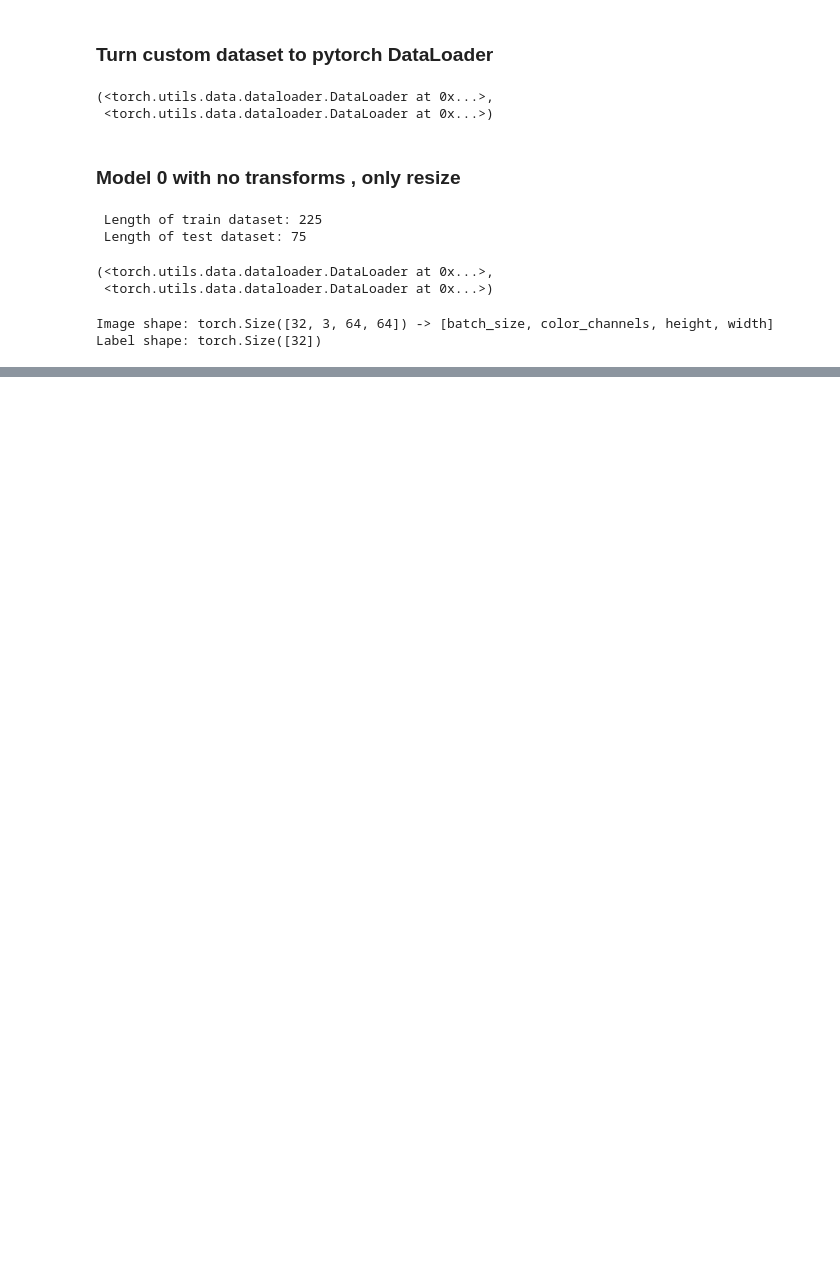
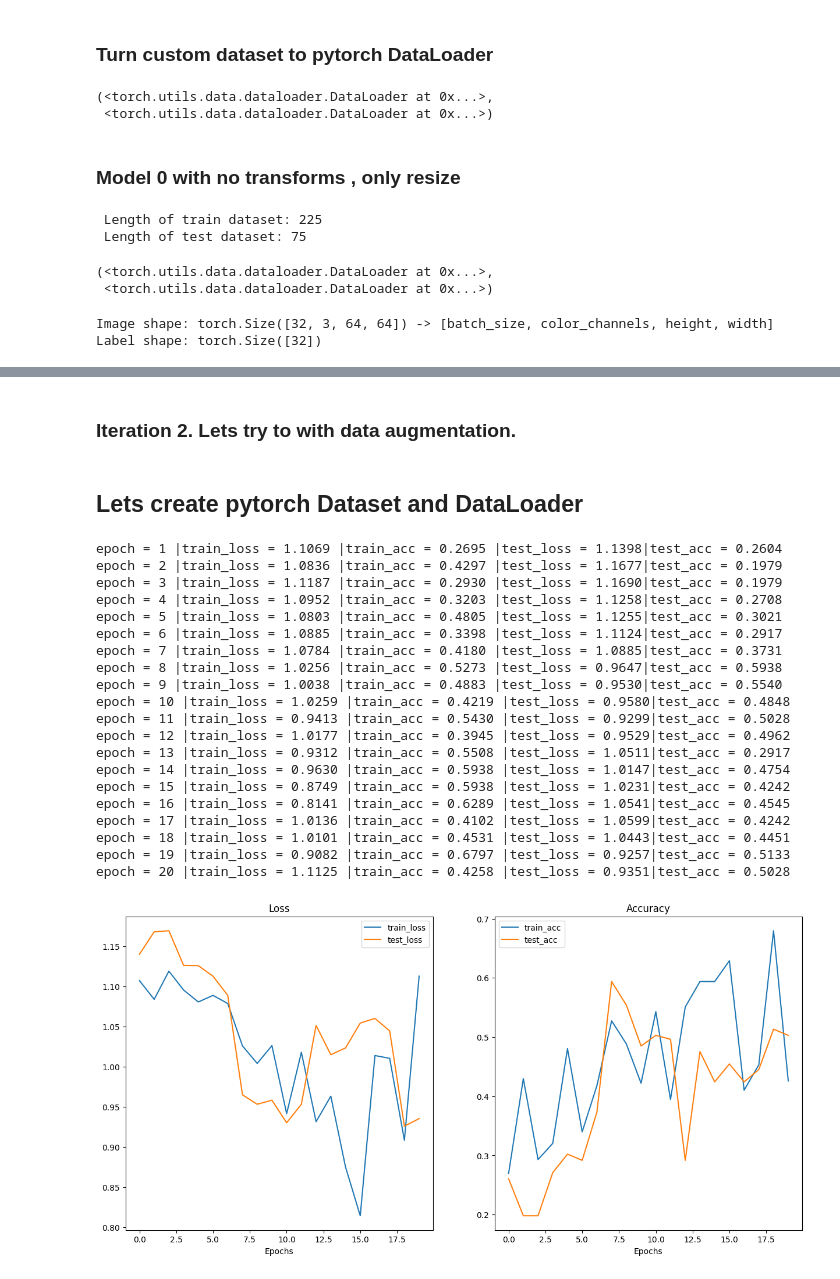
Before and after one commit to bikash119/bikash119, a Jupyter notebook: learn_pytorch_04.ipynb, the cells around one changed output, grey strips where cells are left out. Saved outputs shown, nothing was run; the diff lists cells and outputs as text; code cells hidden in the pictures; blank space fills up the shorter version.

```diff
--- a/learn_pytorch_04.ipynb
+++ b/learn_pytorch_04.ipynb
@@ -504,7 +504,7 @@ class TinyVGG(nn.Module):
 
     self.classifier = nn.Sequential(
         nn.Flatten(),
-        nn.Linear(in_features=hidden_units,
+        nn.Linear(in_features=hidden_units*16*16,
                   out_features=output_shape)
     )
 
@@ -516,5 +516,5 @@ torch.manual_seed(42)
 model_v0 = TinyVGG(input_shape=3,
                    hidden_units=10,
                    output_shape=len(train_dataset_no_transform.classes)).to(device)
-model_0
+model_v0
 # %% [output]
@@ -521,0 +815,72 @@ NameError: ignored
+# %% [markdown]
+### Iteration 2. Lets try to with data augmentation.
+# %%
+train_transforms_v2 = transforms.Compose([
+    transforms.Resize((64,64)),
+    transforms.TrivialAugmentWide(),
+    transforms.ToTensor()
+])
+
+test_transforms_v2 = transforms.Compose([
+    transforms.Resize((64,64)),
+    transforms.ToTensor()
+])
+# %% [markdown]
+## Lets create pytorch Dataset and DataLoader
+# %%
+torch.manual_seed(MANUAL_SEED)
+torch.cuda.manual_seed(MANUAL_SEED)
+train_dataset_v2_transform = CustomImageFolderDataset(targ_dir=train_dir,
+                                                      transform = train_transforms_v2)
+
+test_dataset_v2_transform = CustomImageFolderDataset(targ_dir=test_dir,
+                                                     transform= test_transforms_v2)
+
+
+train_dataloader_v2_transform = DataLoader(dataset=train_dataset_v2_transform,
+                                           batch_size=BATCH_SIZE,
+                                           shuffle= True,
+                                           num_workers=NUM_WORKERS)
+
+test_dataloader_v2_transform = DataLoader(dataset=test_dataset_v2_transform,
+                                          batch_size=BATCH_SIZE,
+                                          shuffle= False,
+                                          num_workers=NUM_WORKERS)
+## Initialize a new instance of TinyVGG model,Setup loss and optimizer
+model_v1 = TinyVGG(input_shape=3,
+                   hidden_units=10,
+                   output_shape=len(train_dataset_v2_transform.classes)).to(device)
+loss_fn = nn.CrossEntropyLoss()
+optimizer = torch.optim.Adam(params=model_v1.parameters(),lr=0.001)
+
+model_v1_results = train(model=model_v1,
+                         train_dataloader=train_dataloader_v2_transform,
+                         test_dataloader = test_dataloader_v2_transform,
+                         loss_fn=loss_fn,
+                         optimizer=optimizer,
+                         device=device,
+                         epochs=EPOCHS)
+
+plot_loss_curves(model_v1_results)
+# %% [output]
+epoch = 1 |train_loss = 1.1069 |train_acc = 0.2695 |test_loss = 1.1398|test_acc = 0.2604
+epoch = 2 |train_loss = 1.0836 |train_acc = 0.4297 |test_loss = 1.1677|test_acc = 0.1979
+epoch = 3 |train_loss = 1.1187 |train_acc = 0.2930 |test_loss = 1.1690|test_acc = 0.1979
+epoch = 4 |train_loss = 1.0952 |train_acc = 0.3203 |test_loss = 1.1258|test_acc = 0.2708
+epoch = 5 |train_loss = 1.0803 |train_acc = 0.4805 |test_loss = 1.1255|test_acc = 0.3021
+epoch = 6 |train_loss = 1.0885 |train_acc = 0.3398 |test_loss = 1.1124|test_acc = 0.2917
+epoch = 7 |train_loss = 1.0784 |train_acc = 0.4180 |test_loss = 1.0885|test_acc = 0.3731
+epoch = 8 |train_loss = 1.0256 |train_acc = 0.5273 |test_loss = 0.9647|test_acc = 0.5938
+epoch = 9 |train_loss = 1.0038 |train_acc = 0.4883 |test_loss = 0.9530|test_acc = 0.5540
+epoch = 10 |train_loss = 1.0259 |train_acc = 0.4219 |test_loss = 0.9580|test_acc = 0.4848
+epoch = 11 |train_loss = 0.9413 |train_acc = 0.5430 |test_loss = 0.9299|test_acc = 0.5028
+epoch = 12 |train_loss = 1.0177 |train_acc = 0.3945 |test_loss = 0.9529|test_acc = 0.4962
+epoch = 13 |train_loss = 0.9312 |train_acc = 0.5508 |test_loss = 1.0511|test_acc = 0.2917
+epoch = 14 |train_loss = 0.9630 |train_acc = 0.5938 |test_loss = 1.0147|test_acc = 0.4754
+epoch = 15 |train_loss = 0.8749 |train_acc = 0.5938 |test_loss = 1.0231|test_acc = 0.4242
+epoch = 16 |train_loss = 0.8141 |train_acc = 0.6289 |test_loss = 1.0541|test_acc = 0.4545
+epoch = 17 |train_loss = 1.0136 |train_acc = 0.4102 |test_loss = 1.0599|test_acc = 0.4242
+epoch = 18 |train_loss = 1.0101 |train_acc = 0.4531 |test_loss = 1.0443|test_acc = 0.4451
+epoch = 19 |train_loss = 0.9082 |train_acc = 0.6797 |test_loss = 0.9257|test_acc = 0.5133
+epoch = 20 |train_loss = 1.1125 |train_acc = 0.4258 |test_loss = 0.9351|test_acc = 0.5028
+[figure, added]
```
Also changed, not shown: parts of 28 cells of this notebook.
